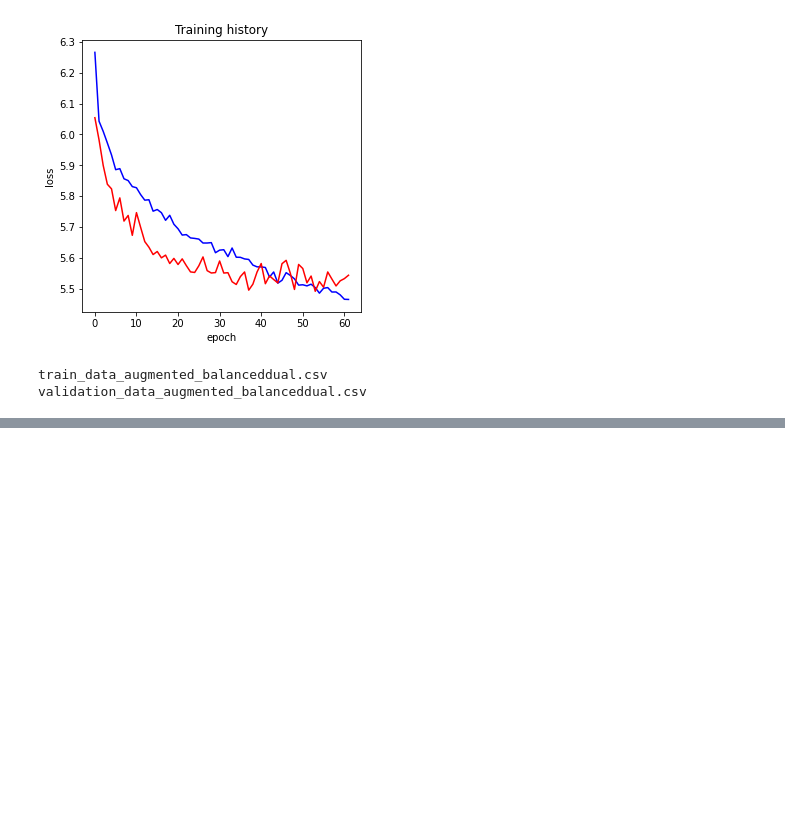
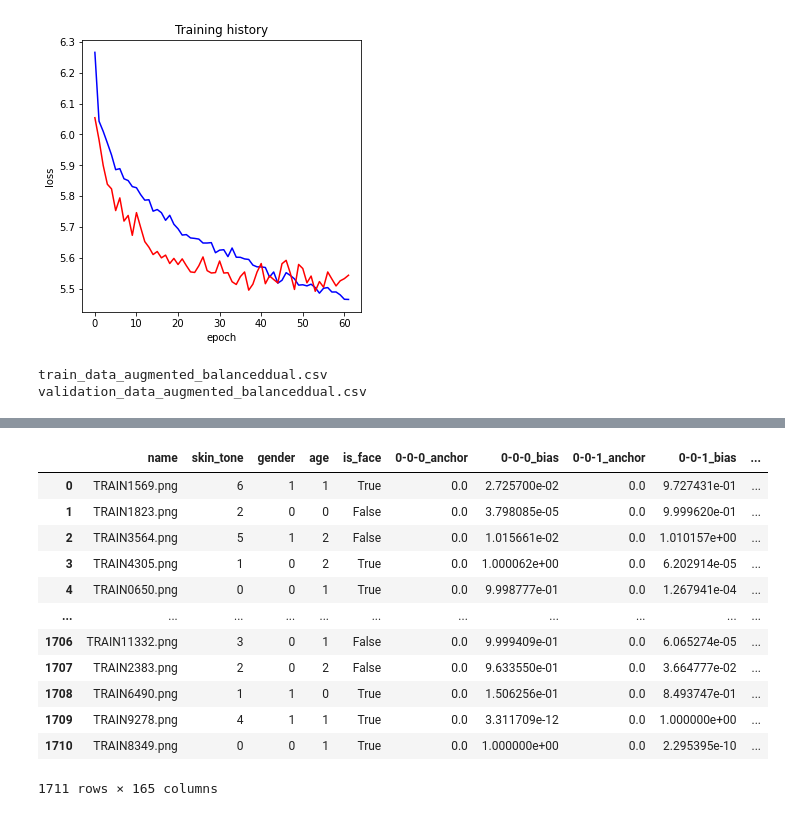
Before and after one commit to tehwentzel/SRIA_Bias, a Jupyter notebook: Untitled.ipynb, the cells around one changed output, grey strips where cells are left out. Drawn from its saved outputs; the diff is of its cells as text; code cells hidden in the pictures; blank space fills up the shorter version.

```diff
--- a/Untitled.ipynb
+++ b/Untitled.ipynb
@@ -370,5 +359,19 @@ IndexError: index 4869 is out of bounds for axis 0 with size 4869
 # %%
 val_y, val_ypred = eval_labels(model,val_labels,use_histogram=HISTOGRAM,filter_nonfaces=False)
 temp_v = add_triplet_values(model,val_labels,y=val_y,ypred=val_ypred,use_histogram=HISTOGRAM)
-temp.to_csv('validation_data_augmented_' + SURNAME + '.csv')
+temp_v.to_csv('validation_data_augmented_' + SURNAME + '.csv')
 temp_v
+# %% [output]
+|  | name | skin_tone | gender | age | is_face | 0-0-0_anchor | 0-0-0_bias | 0-0-1_anchor | 0-0-1_bias | ... |
+| 0 | TRAIN1569.png | 6 | 1 | 1 | True | 0.0 | 2.725700e-02 | 0.0 | 9.727431e-01 | ... |
+| 1 | TRAIN1823.png | 2 | 0 | 0 | False | 0.0 | 3.798085e-05 | 0.0 | 9.999620e-01 | ... |
+| 2 | TRAIN3564.png | 5 | 1 | 2 | False | 0.0 | 1.015661e-02 | 0.0 | 1.010157e+00 | ... |
+| 3 | TRAIN4305.png | 1 | 0 | 2 | True | 0.0 | 1.000062e+00 | 0.0 | 6.202914e-05 | ... |
+| 4 | TRAIN0650.png | 0 | 0 | 1 | True | 0.0 | 9.998777e-01 | 0.0 | 1.267941e-04 | ... |
+| ... | ... | ... | ... | ... | ... | ... | ... | ... | ... | ... |
+| 1706 | TRAIN11332.png | 3 | 0 | 1 | False | 0.0 | 9.999409e-01 | 0.0 | 6.065274e-05 | ... |
+| 1707 | TRAIN2383.png | 2 | 0 | 2 | False | 0.0 | 9.633550e-01 | 0.0 | 3.664777e-02 | ... |
+| 1708 | TRAIN6490.png | 1 | 1 | 0 | True | 0.0 | 1.506256e-01 | 0.0 | 8.493747e-01 | ... |
+| 1709 | TRAIN9278.png | 4 | 1 | 1 | True | 0.0 | 3.311709e-12 | 0.0 | 1.000000e+00 | ... |
+| 1710 | TRAIN8349.png | 0 | 0 | 1 | True | 0.0 | 1.000000e+00 | 0.0 | 2.295395e-10 | ... |
+1711 rows × 165 columns
```
Also changed, not shown: parts of 6 cells of this notebook, 5 other files.
